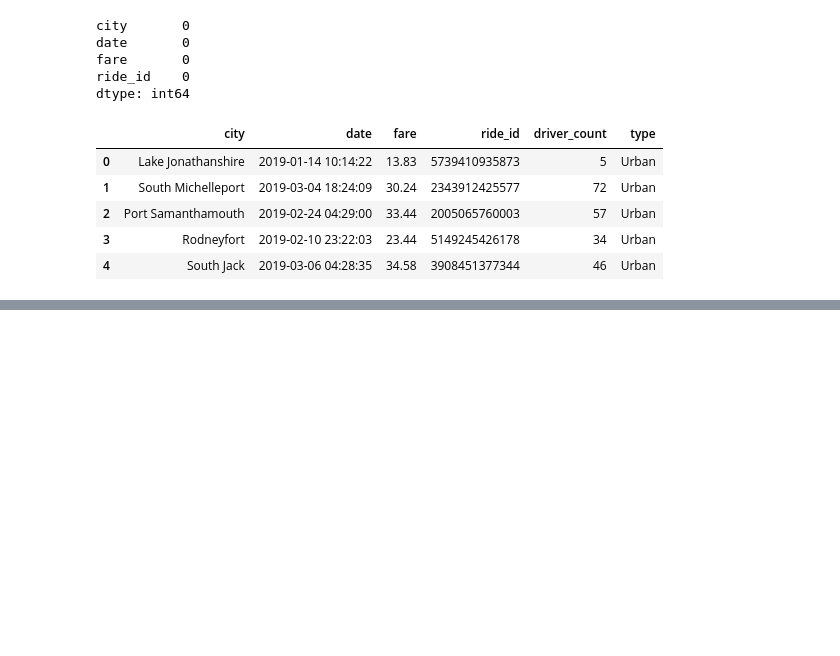
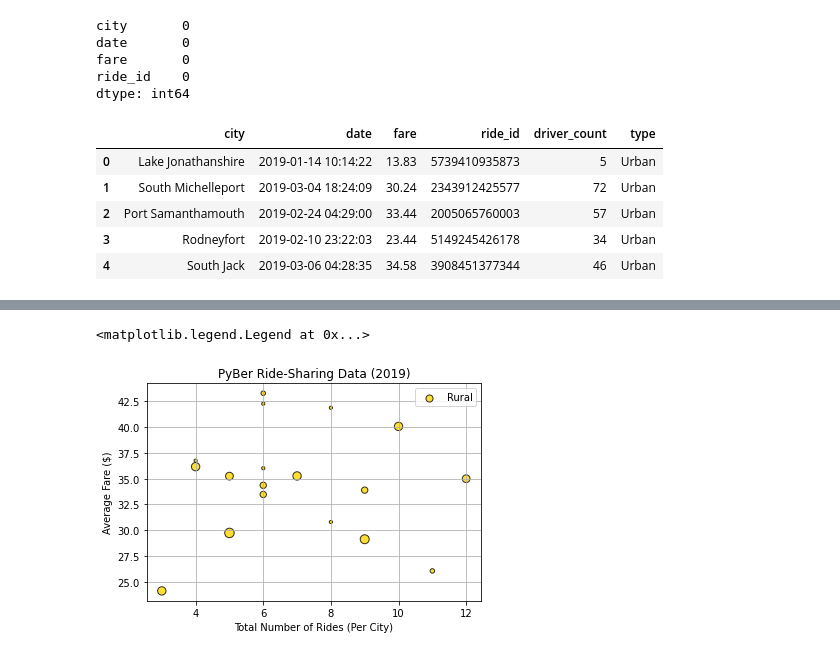
Before and after one commit to sh-4/PyBer_Analysis, a Jupyter notebook: PyBer.ipynb, the cells around one changed output, grey strips where cells are left out. Saved outputs shown, nothing was run; the diff lists cells and outputs as text; code cells hidden in the pictures; blank space fills up the shorter version.

```diff
--- a/PyBer.ipynb
+++ b/PyBer.ipynb
@@ -175,0 +203,4 @@ pyber_data_df.head()
+# %%
+# Create the Rural city DataFrame.
+rural_cities_df = pyber_data_df[pyber_data_df["type"] == "Rural"]
+rural_cities_df.head()
@@ -175,0 +256,4 @@ pyber_data_df.head()
+# %%
+# Create the rural ride count.
+rural_ride_count = rural_cities_df.groupby(["city"]).count()["ride_id"]
+rural_ride_count.head()
@@ -175,0 +302,4 @@ pyber_data_df.head()
+# %%
+# Get average fare for each city in the rural cities.
+rural_avg_fare = rural_cities_df.groupby(["city"]).mean()["fare"]
+rural_avg_fare.head()
@@ -175,0 +346,4 @@ pyber_data_df.head()
+# %%
+# Get the average number of drivers for each rural city.
+rural_driver_count = rural_cities_df.groupby(["city"]).mean()["driver_count"]
+rural_driver_count.head()
@@ -175,0 +453,22 @@ pyber_data_df.head()
+# %%
+# Let's create the final bubble chart: the rural cities bubble
+# chart. Repurposing the code from the suburban cities bubble
+# chart, we'll change the x- and y-axes variables and the size
+# parameter to the rural city data, and we will change the color
+# of the circle to gold.
+
+# Build the scatter plots for rural cities.
+plt.scatter(rural_ride_count,
+      rural_avg_fare,
+      s=10*rural_driver_count, c="gold",
+      edgecolor="black", linewidths=1,
+      alpha=0.8, label="Rural")
+plt.title("PyBer Ride-Sharing Data (2019)")
+plt.ylabel("Average Fare ($)")
+plt.xlabel("Total Number of Rides (Per City)")
+plt.grid(True)
+# Add the legend.
+plt.legend()
+# %% [output]
+<matplotlib.legend.Legend at 0x...>
+[figure, added]
```
Also changed, not shown: parts of 20 cells of this notebook.
